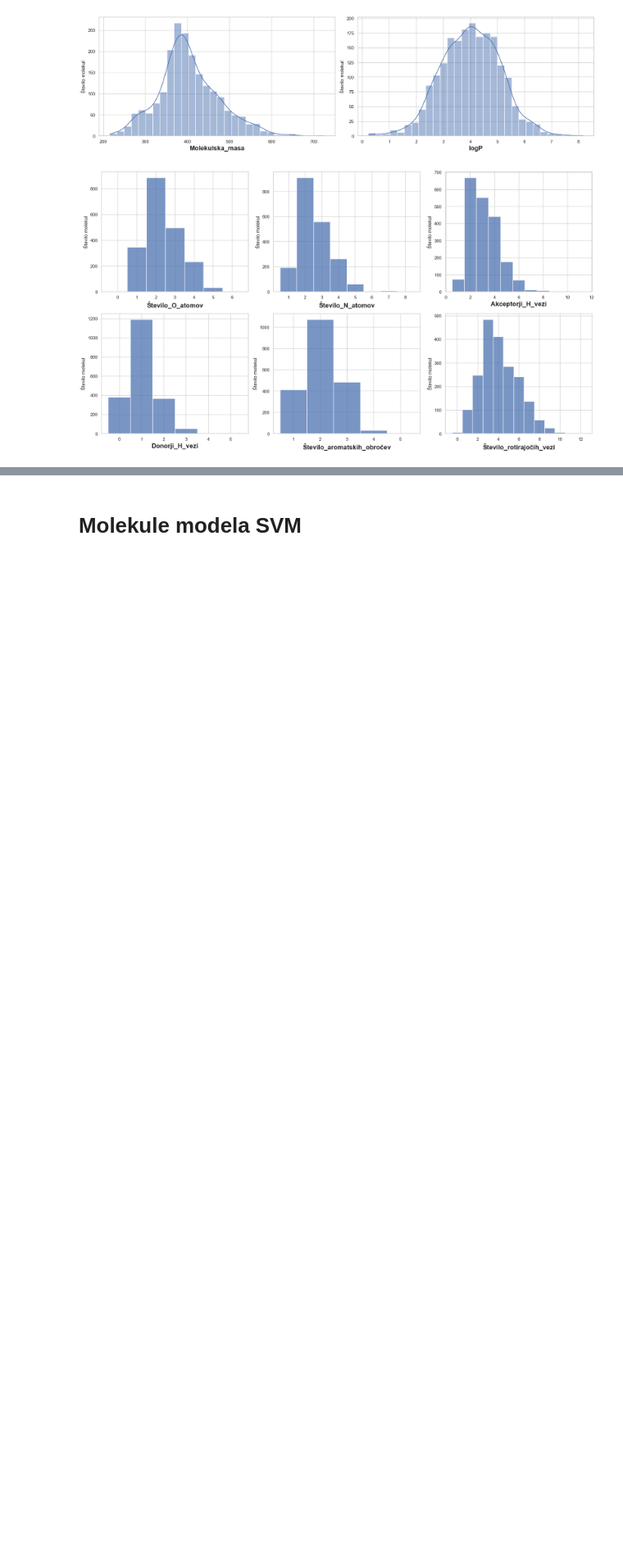
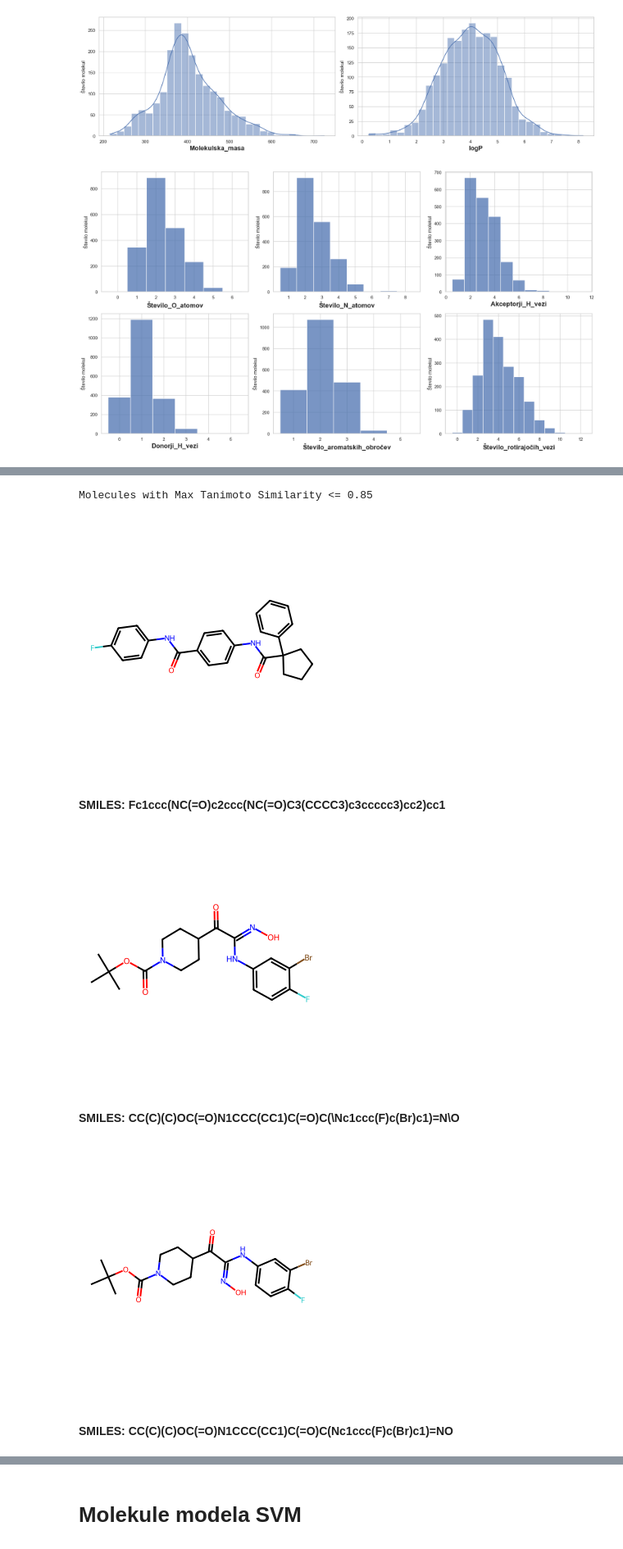
Before and after one commit to samo-n/ML-in-IDO1-drug-discovery, a Jupyter notebook: dir2/__3_3_analiza_napovedanih_aktivnih_struktur.ipynb, the cells around one changed output, grey strips where cells are left out. Shown at 82% size. Cells and saved outputs as stored; diff of their text form; code cells hidden in the pictures; blank space fills up the shorter version.

```diff
--- a/dir2/__3_3_analiza_napovedanih_aktivnih_struktur.ipynb
+++ b/dir2/__3_3_analiza_napovedanih_aktivnih_struktur.ipynb
@@ -29,0 +77,29 @@ molecules_rf
+# %%
+import numpy as np
+import pandas as pd
+
+# Extract relevant columns as numpy arrays
+proven_bits = proven_active.iloc[:, 3:].values
+predicted_bits = predicted_active.iloc[:, 3:].values
+
+# Compute Tanimoto similarity efficiently using broadcasting
+intersection = np.dot(predicted_bits, proven_bits.T)  # Pairwise AND
+sum_predicted = np.sum(predicted_bits, axis=1).reshape(-1, 1)  # Sum of predicted bits (row-wise)
+sum_proven = np.sum(proven_bits, axis=1).reshape(1, -1)  # Sum of proven bits (column-wise)
+
+union = sum_predicted + sum_proven - intersection  # Pairwise OR
+tanimoto_similarity = intersection / union  # Tanimoto similarity matrix
+
+# Find the maximum similarity for each predicted molecule (max similarity to any proven molecule)
+max_similarity = tanimoto_similarity.max(axis=1)
+
+# Find the average similarity for each predicted molecule (avg similarity to all proven molecules)
+avg_similarity = tanimoto_similarity.mean(axis=1)
+
+
+# Add both the max and avg Tanimoto similarity columns to predicted_active
+predicted_active['Max_Tanimoto_Similarity'] = max_similarity
+predicted_active['Avg_Tanimoto_Similarity'] = avg_similarity
+
+# Optionally return the DataFrame for further use
+predicted_active
@@ -201,0 +322,12 @@ SMILES: C[C@@H]([C@H]1CC[C@H](CC1)c1ccnc2ccc(F)cc12)C(=O)Nc1ccc(Cl)cc1
+# %%
+# Display molecules with low similarity (Max Tanimoto <= 0.85)
+print("Molecules with Max Tanimoto Similarity <= 0.85")
+display_molecules(low_similarity)
+# %% [output]
+Molecules with Max Tanimoto Similarity <= 0.85
+[figure, added]
+SMILES: Fc1ccc(NC(=O)c2ccc(NC(=O)C3(CCCC3)c3ccccc3)cc2)cc1
+[figure, added]
+SMILES: CC(C)(C)OC(=O)N1CCC(CC1)C(=O)C(\Nc1ccc(F)c(Br)c1)=N\O
+[figure, added]
+SMILES: CC(C)(C)OC(=O)N1CCC(CC1)C(=O)C(Nc1ccc(F)c(Br)c1)=NO
```
Also changed, not shown: parts of 18 cells of this notebook.
